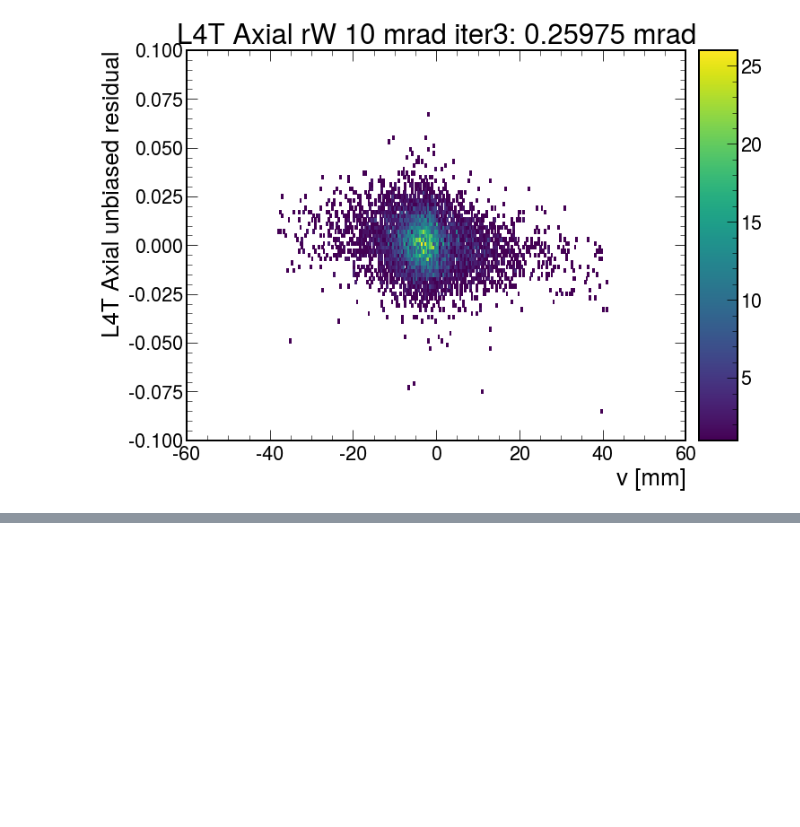
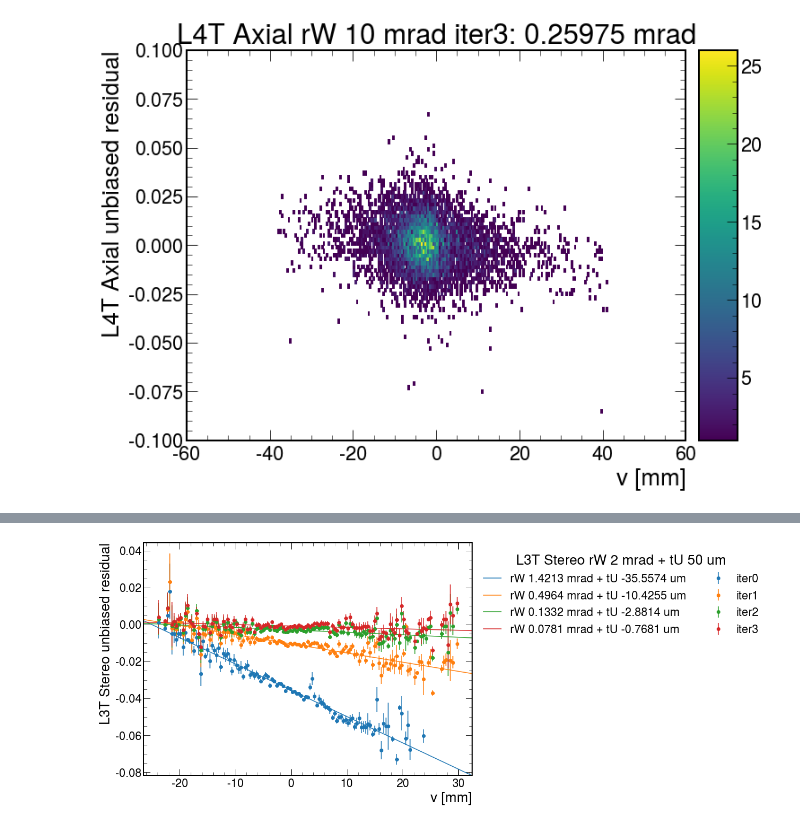
Before and after one commit to tomeichlersmith/hps, a Jupyter notebook: alignment/kf.ipynb, the cells around one changed output, grey strips where cells are left out. Cells and saved outputs as stored; diff of their text form; code cells hidden in the pictures; blank space fills up the shorter version.

```diff
--- a/alignment/kf.ipynb
+++ b/alignment/kf.ipynb
@@ -75,0 +138,17 @@ d.plot2d_separate('res/uresidual_GBL_vs_v_pred_module_L4t_halfmodule_axial_senso
+# %%
+d = Differ(
+    'L3T Stereo rW 2 mrad + tU 50 um',
+    *[
+        (f'data/kf/L3TStereo_TransRot_iter{i}/gblplots.root',f'iter{i}')
+        for i in range(4)
+    ]
+)
+# %%
+d.plot2d_profile_overlay('res/uresidual_GBL_vs_v_pred_module_L3t_halfmodule_stereo_sensor0',
+                         xlabel='v [mm]', ylabel = 'L3T Stereo unbiased residual',
+                         line_fit = True, draw_line = True,
+                         legend_kw = dict(loc='upper left',bbox_to_anchor=(1,1),ncol=2),
+                         #out_dir = 'data/kf/'
+                        )
+# %% [output]
+[figure, added]
```
Also changed, not shown: parts of 14 cells of this notebook.
